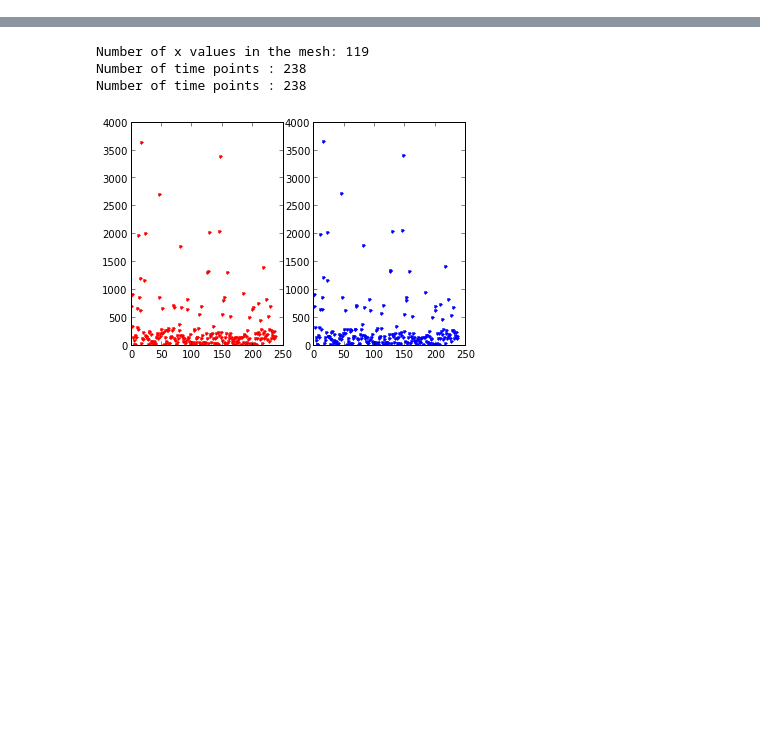
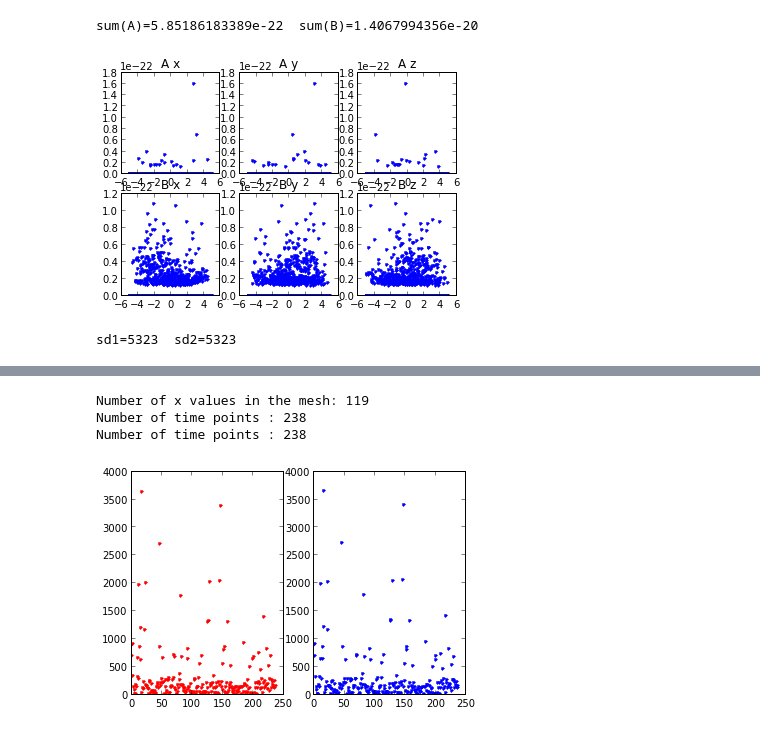
Before and after one commit to briandrawert/MOLNS_notebooks, a Jupyter notebook: Yeast_Polarization.ipynb, the cells around one changed output, grey strips where cells are left out. Cells and saved outputs as stored; diff of their text form; code cells hidden in the pictures; blank space fills up the shorter version.

```diff
--- a/Yeast_Polarization.ipynb
+++ b/Yeast_Polarization.ipynb
@@ -9,8 +12,9 @@ import numpy
 # %%
 class membrane(dolfin.SubDomain):
     def inside(self, x, on_boundary):
+        return on_boundary
         #return numpy.sqrt(x[0]*x[0]+x[1]*x[1]) > (5-.2)
-        return numpy.sqrt(x[0]*x[0]+x[1]*x[1]+x[2]*x[2]) > (5-.2)
+        #return numpy.sqrt(x[0]*x[0]+x[1]*x[1]+x[2]*x[2]) > (5-.2)
 # %%
 class polarization(pyurdme.URDMEModel):
     def __init__(self, model_name="polarization"):
@@ -18,26 +22,28 @@ class polarization(pyurdme.URDMEModel):
 
         # System constants
         D_membrane = 0.02    #diffusion on the membrane from Altschuler
-        D_bulk = .2          #not sure of bulk diffusion const
+        D_bulk = 2          #not sure of bulk diffusion const
         k_on = pyurdme.Parameter(name="k_on", expression=0.1/60)     #clustering for small values of this?
         k_off = pyurdme.Parameter(name="k_off", expression=9.0/60)   #from Altschuler
         k_fb = pyurdme.Parameter(name="k_fb", expression=10.0/60)    #from Altschuler
         self.add_parameter([k_on, k_off, k_fb])
+
         # Define Species
         A = pyurdme.Species(name="A", diffusion_constant=D_bulk)
         B = pyurdme.Species(name="B", diffusion_constant=D_membrane)
         self.add_species([A, B])
+
         #Define Geometry
         sphere = dolfin.Sphere(dolfin.Point(0.0, 0.0, 0.0), 5.0)
-        self.mesh = pyurdme.URDMEMesh(mesh=dolfin.Mesh(sphere, 5))
-        #circle = dolfin.Circle(0.0, 0.0, 5.0)
-        #self.mesh = pyurdme.Mesh(mesh=dolfin.Mesh(circle, 32))
+        self.mesh = pyurdme.URDMEMesh(mesh=dolfin.Mesh(sphere, 25))
+
         # Define Subdomains
         subdomains = dolfin.MeshFunction("size_t", self.mesh, self.mesh.topology().dim()-1)
         subdomains.set_all(1)
-        # Mark the membrane
+        # Mark the membrane as subdomain 2
         membrane().mark(subdomains,2)
         self.add_subdomain(subdomains)
+
         # Define Reactions
         R1 = pyurdme.Reaction(name="R1", reactants={A:1}, products={B:1},
            massaction=True, rate=k_on, restrict_to=2)
@@ -46,6 +52,7 @@ class polarization(pyurdme.URDMEModel):
         R3 = pyurdme.Reaction(name="R3", reactants={A:1, B:1}, products={B:2},
             massaction=True, rate=k_fb)
         self.add_reaction([R1, R2, R3])
+
         # Define simulation timespan
         self.timespan(range(1000))
         #Define initial populations
@@ -56,0 +67,34 @@ model = polarization()
+# %%
+A_vals = result.get_species('A', timepoints=-1, concentration=True)
+B_vals = result.get_species('B', timepoints=-1, concentration=True)
+x_vals = model.mesh.coordinates()[:, 0]
+y_vals = model.mesh.coordinates()[:, 1]
+z_vals = model.mesh.coordinates()[:, 2]
+plt.subplot(2,3,1)
+plt.plot(x_vals,A_vals,'.')
+plt.title('A x')
+plt.subplot(2,3,2)
+plt.plot(y_vals,A_vals,'.')
+plt.title('A y')
+plt.subplot(2,3,3)
+plt.plot(z_vals,A_vals,'.')
+plt.title('A z')
+plt.subplot(2,3,4)
+plt.plot(x_vals,B_vals,'.')
+plt.title('B x')
+plt.subplot(2,3,5)
+plt.plot(y_vals,B_vals,'.')
+plt.title('B y')
+plt.subplot(2,3,6)
+plt.plot(z_vals,B_vals,'.')
+plt.title('B z')
+print "sum(A)={0}  sum(B)={1}".format(numpy.sum(A_vals), numpy.sum(B_vals))
+# %% [output]
+sum(A)=5.85186183389e-22  sum(B)=1.4067994356e-20
+[figure, added]
+# %%
+data = model.get_solver_datastructure()
+sd = data['sd']
+print "sd1={0}  sd2={0}".format(numpy.sum(sd==1),numpy.sum(sd==2))
+# %% [output]
+sd1=5323  sd2=5323
```
Also changed, not shown: parts of 11 cells of this notebook, 1 other file.
